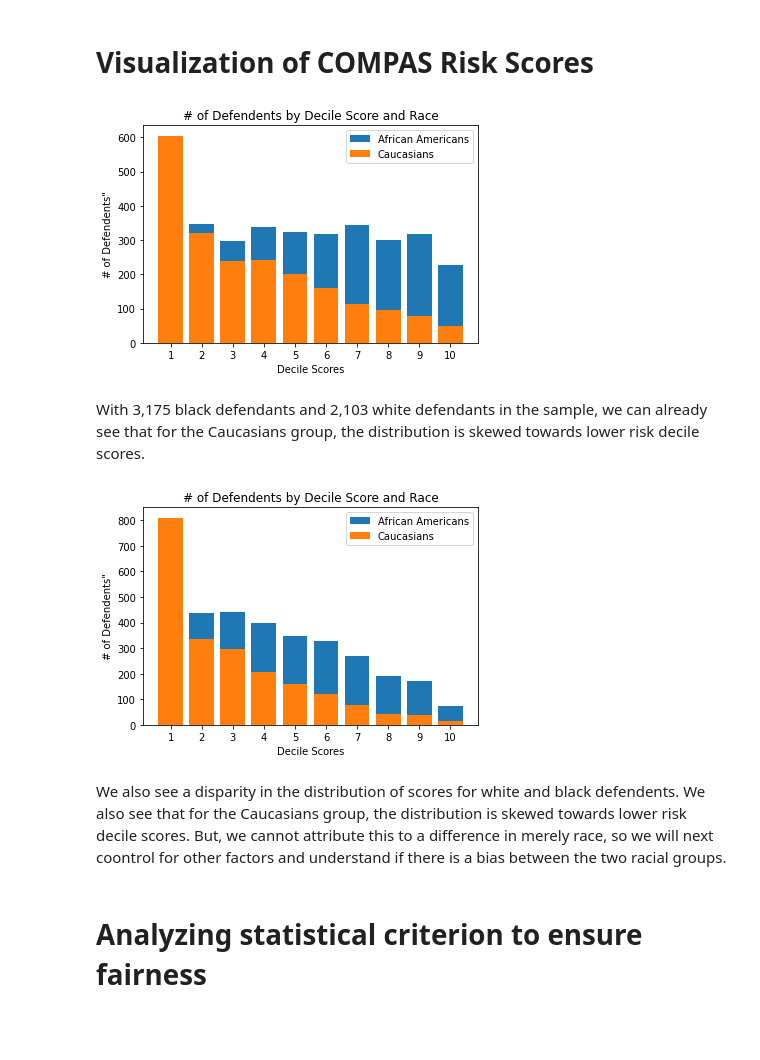
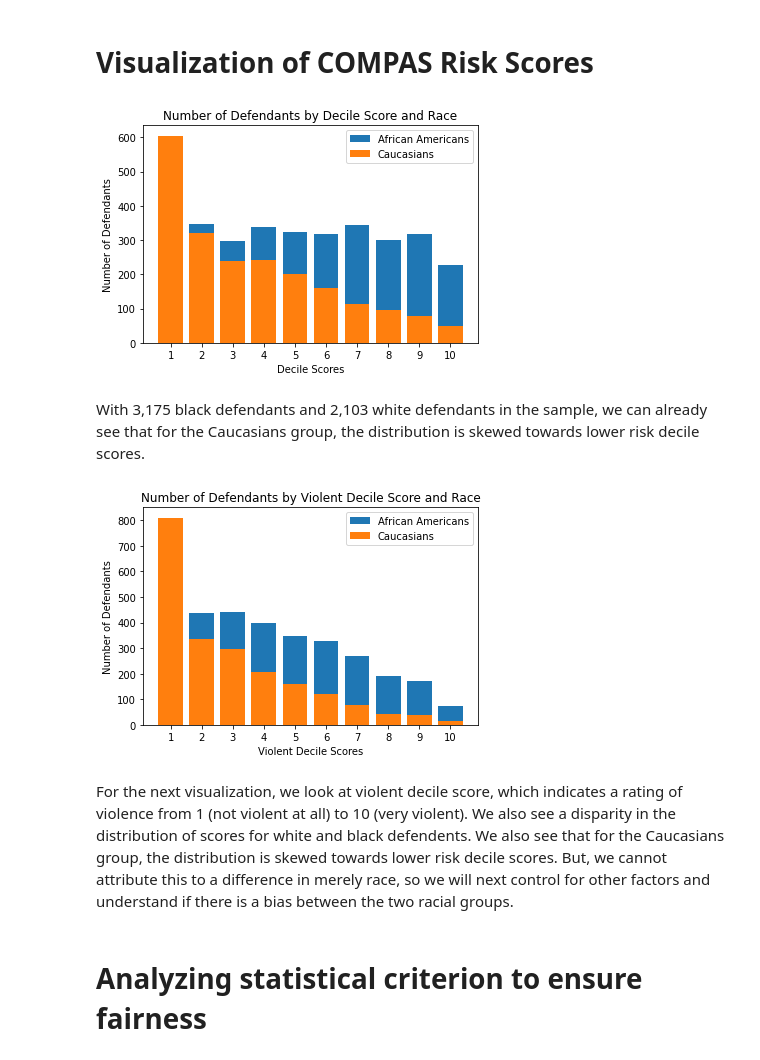
Before and after one commit to aimandrell/fairness-in-decision-making, a Jupyter notebook: COMPAS Risk Assessment.ipynb, the cells around one changed output. Cells and saved outputs as stored; diff of their text form; code cells hidden in the pictures; blank space fills up the shorter version.

```diff
--- a/COMPAS Risk Assessment.ipynb
+++ b/COMPAS Risk Assessment.ipynb
@@ -168,35 +164,35 @@ decileScores = np.arange(10)
 percentAfricanAmericans = plt.bar(decileScores, percentages_african_american)
 percentCaucasians = plt.bar(decileScores, percentages_caucasian)
 
-plt.ylabel('# of Defendents"')
+plt.ylabel('Number of Defendants')
 plt.xlabel('Decile Scores')
-plt.title('# of Defendents by Decile Score and Race')
+plt.title('Number of Defendants by Decile Score and Race')
 plt.xticks(decileScores, ('1', '2', '3', '4', '5', '6', '7', '8', '9', '10'))
 plt.legend((percentAfricanAmericans[0], percentCaucasians[0]), ('African Americans', 'Caucasians'))
 plt.show()
 # %% [output]
-[figure, old version]
+[figure, new version]
 # %% [markdown]
 With 3,175 black defendants and 2,103 white defendants in the sample, we can already see that for the Caucasians group, the distribution is skewed towards lower risk decile scores.
 # %%
 total_v = ((compas_violent_stats['total_count'])).tolist()
 percentages_african_american = total_v[:int(len(total_v)/2)]
 percentages_caucasian = total_v[int(len(total)/2):]
 
 decileScores = np.arange(10)
 percentAfricanAmericans = plt.bar(decileScores, percentages_african_american)
 percentCaucasians = plt.bar(decileScores, percentages_caucasian)
 
-plt.ylabel('# of Defendents"')
-plt.xlabel('Decile Scores')
-plt.title('# of Defendents by Decile Score and Race')
+plt.ylabel('Number of Defendants')
+plt.xlabel('Violent Decile Scores')
+plt.title('Number of Defendants by Violent Decile Score and Race')
 plt.xticks(decileScores, ('1', '2', '3', '4', '5', '6', '7', '8', '9', '10'))
 plt.legend((percentAfricanAmericans[0], percentCaucasians[0]), ('African Americans', 'Caucasians'))
 plt.show()
 # %% [output]
-[figure, old version]
+[figure, new version]
 # %% [markdown]
-We also see a disparity in the distribution of scores for white and black defendents. We also see that for the Caucasians group, the distribution is skewed towards lower risk decile scores. But, we cannot attribute this to a difference in merely race, so we will next coontrol for other factors and understand if there is a bias between the two racial groups.
+For the next visualization, we look at violent decile score, which indicates a rating of violence from 1 (not violent at all) to 10 (very violent). We also see a disparity in the distribution of scores for white and black defendents. We also see that for the Caucasians group, the distribution is skewed towards lower risk decile scores. But, we cannot attribute this to a difference in merely race, so we will next control for other factors and understand if there is a bias between the two racial groups.
 # %% [markdown]
 # Analyzing statistical criterion to ensure fairness
 # %% [markdown]
```
Also changed, not shown: parts of 8 cells of this notebook, 1 other file.
